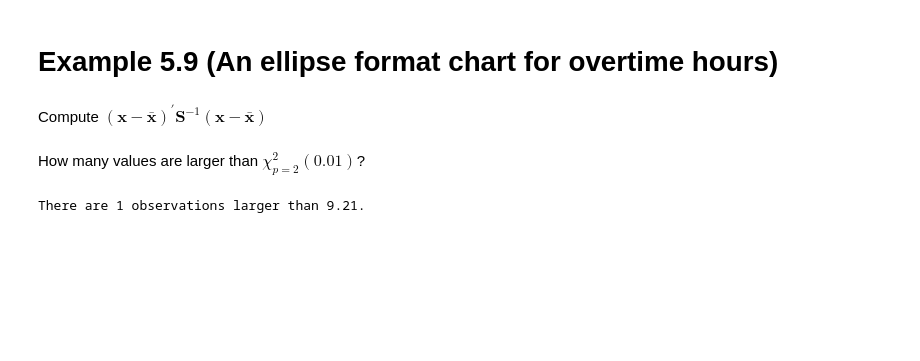
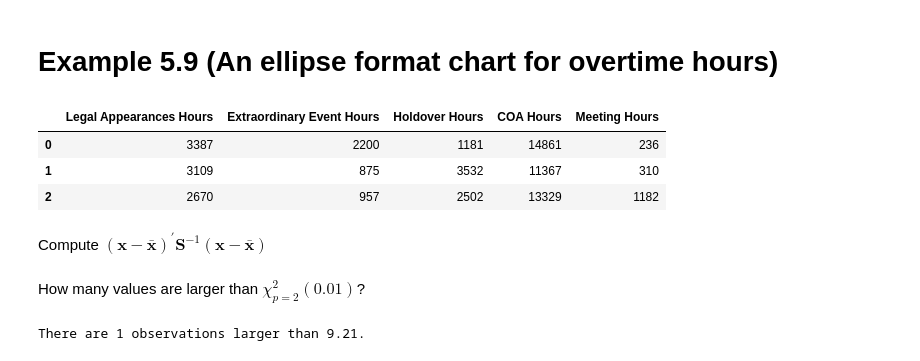
Before and after one commit to nbclsc/Applied-Multivariate-Statistical-Analysis-Solutions, a Jupyter notebook: python/chapter-5/Example5-9.ipynb, the cells around one changed output. Saved outputs shown, nothing was run; the diff lists cells and outputs as text; code cells hidden in the pictures; blank space fills up the shorter version.

```diff
--- a/python/chapter-5/Example5-9.ipynb
+++ b/python/chapter-5/Example5-9.ipynb
@@ -13,6 +13,12 @@ def load_data() -> pd.DataFrame:
     return pd.read_excel(fpth)
 # %%
 df = load_data()
+df.head(3)
+# %% [output]
+|  | Legal Appearances Hours | Extraordinary Event Hours | Holdover Hours | COA Hours | Meeting Hours |
+| 0 | 3387 | 2200 | 1181 | 14861 | 236 |
+| 1 | 3109 | 875 | 3532 | 11367 | 310 |
+| 2 | 2670 | 957 | 2502 | 13329 | 1182 |
 # %%
 # X is n x p = 16 x 2.
 X = df.iloc[:, 0:2].to_numpy()
```
Also changed, not shown: parts of 3 cells of this notebook.
